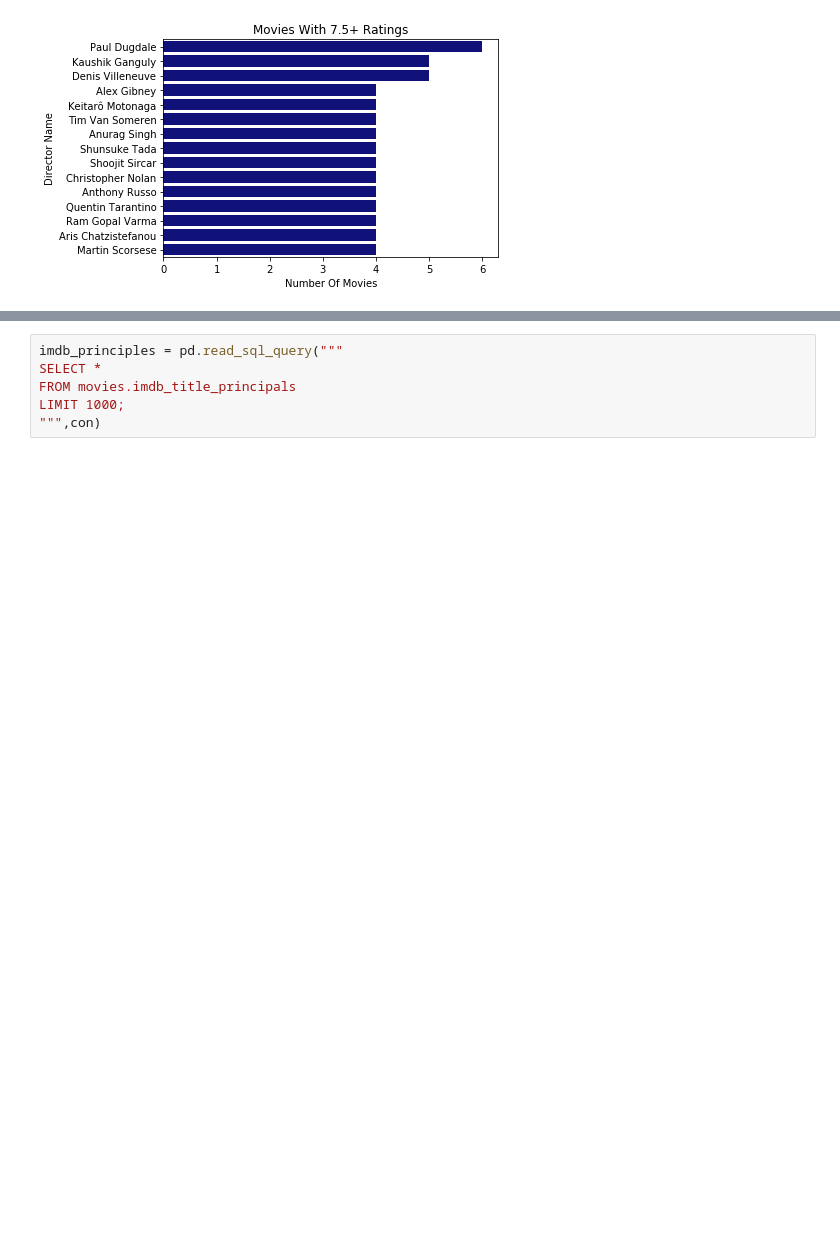
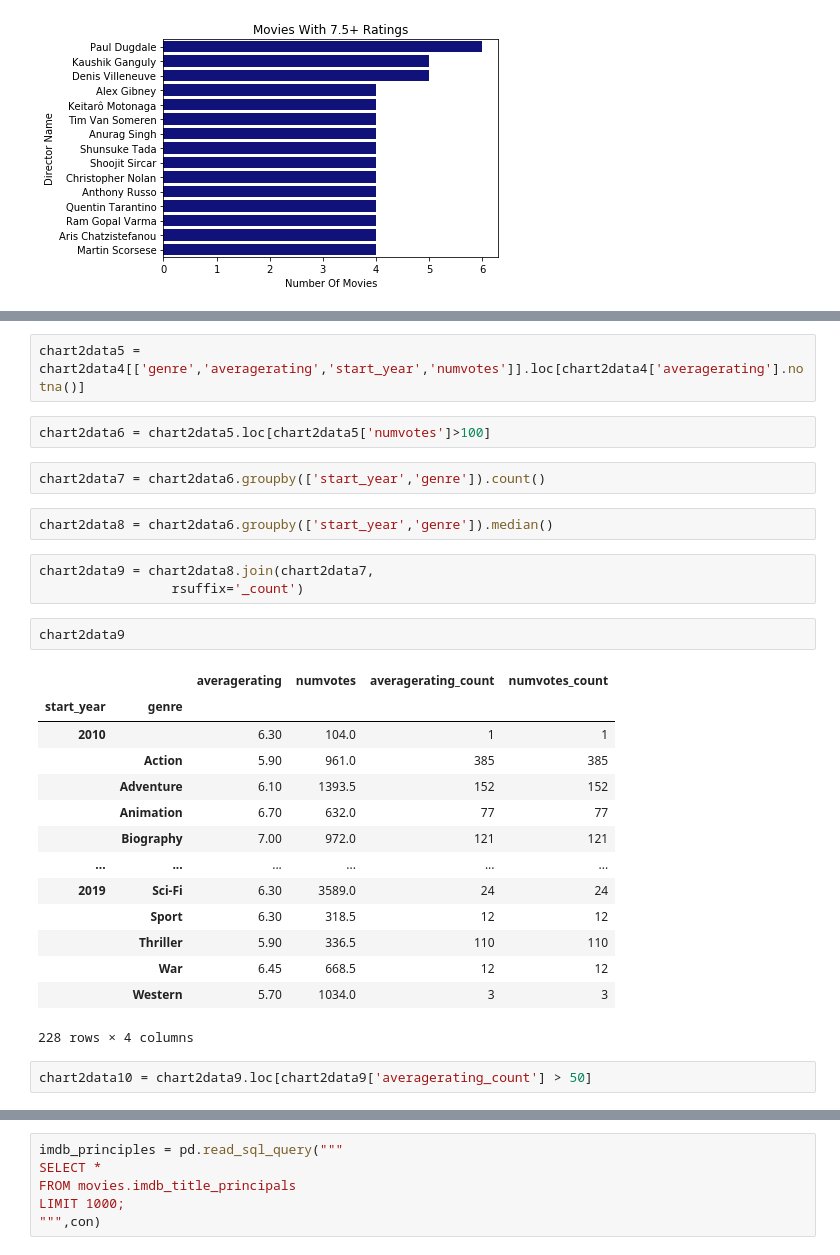
Before and after one commit to pvtsai/CXPT, a Jupyter notebook: imdb_directors_ratings_Cong.ipynb, the cells around one changed output, grey strips where cells are left out. Saved outputs shown, nothing was run; the diff lists cells and outputs as text; blank space fills up the shorter version.

```diff
--- a/imdb_directors_ratings_Cong.ipynb
+++ b/imdb_directors_ratings_Cong.ipynb
@@ -161,0 +206,30 @@ Text(0.5, 1.0, 'Movies With 7.5+ Ratings')
+# %%
+chart2data5 = chart2data4[['genre','averagerating','start_year','numvotes']].loc[chart2data4['averagerating'].notna()]
+# %%
+chart2data6 = chart2data5.loc[chart2data5['numvotes']>100]
+# %%
+chart2data7 = chart2data6.groupby(['start_year','genre']).count()
+# %%
+chart2data8 = chart2data6.groupby(['start_year','genre']).median()
+# %%
+chart2data9 = chart2data8.join(chart2data7,
+                 rsuffix='_count')
+# %%
+chart2data9
+# %% [output]
+|  |  | averagerating | numvotes | averagerating_count | numvotes_count |
+| start_year | genre |  |  |  |  |
+| 2010 |  | 6.30 | 104.0 | 1 | 1 |
+|  | Action | 5.90 | 961.0 | 385 | 385 |
+|  | Adventure | 6.10 | 1393.5 | 152 | 152 |
+|  | Animation | 6.70 | 632.0 | 77 | 77 |
+|  | Biography | 7.00 | 972.0 | 121 | 121 |
+| ... | ... | ... | ... | ... | ... |
+| 2019 | Sci-Fi | 6.30 | 3589.0 | 24 | 24 |
+|  | Sport | 6.30 | 318.5 | 12 | 12 |
+|  | Thriller | 5.90 | 336.5 | 110 | 110 |
+|  | War | 6.45 | 668.5 | 12 | 12 |
+|  | Western | 5.70 | 1034.0 | 3 | 3 |
+228 rows × 4 columns
+# %%
+chart2data10 = chart2data9.loc[chart2data9['averagerating_count'] > 50]
```
Also changed, not shown: parts of 50 cells of this notebook.
